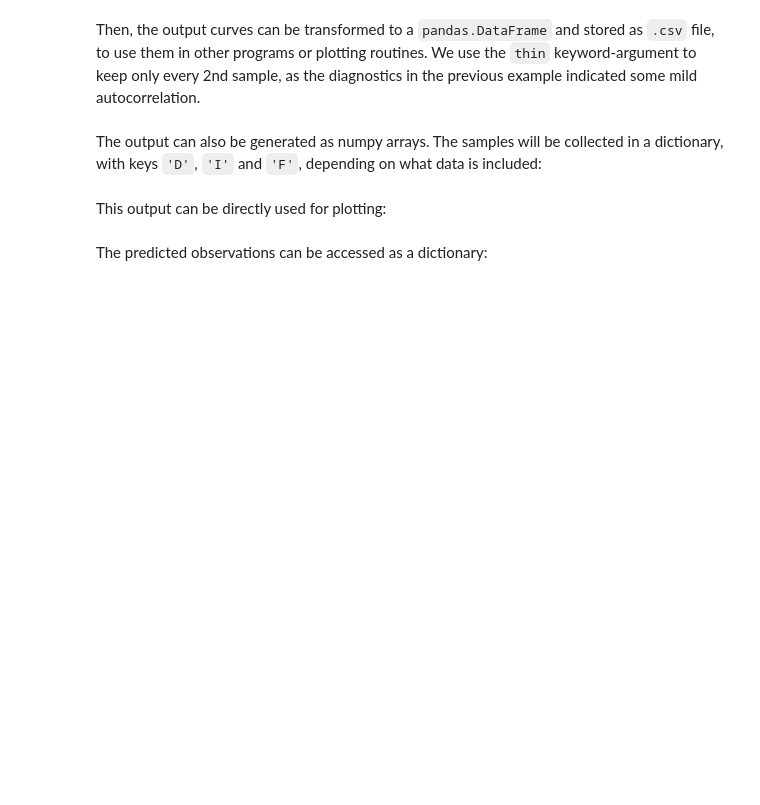
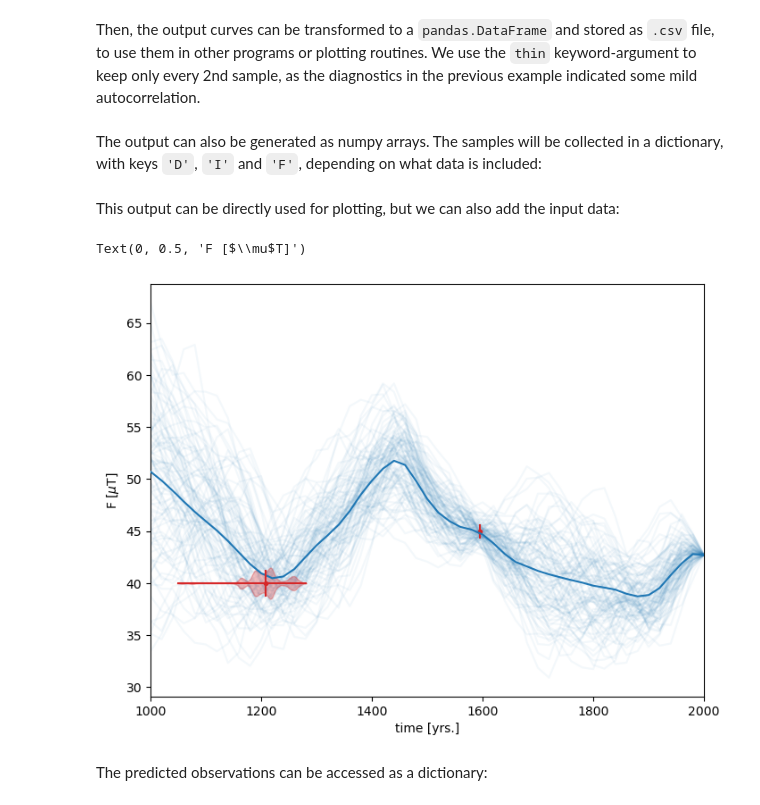
Before and after one commit to arthus701/pypsv, a Jupyter notebook: examples/04 - Output and plotting.ipynb, the cells around one changed output. Drawn from its saved outputs; the diff is of its cells as text; code cells hidden in the pictures; blank space fills up the shorter version.

Commit message:
Add plotting helper and update examples.

```diff
--- a/examples/04 - Output and plotting.ipynb
+++ b/examples/04 - Output and plotting.ipynb
@@ -19,32 +19,57 @@ The output can also be generated as numpy arrays. The samples will be collected
 # %%
 knots, curve_samples = generate_curve_output(iData, thin=2)
 # %% [markdown]
-This output can be directly used for plotting:
+This output can be directly used for plotting, but we can also add the input data:
+# %%
+import numpy as np
+from pandas import DataFrame
+
+input_data = DataFrame(
+    data={
+        'F': [40, 45],
+        'dF': [1.25, 0.7],
+        'Age': [879., 1595.],
+        'dAge': [20, np.nan],
+        'Age type': ["14C SH", "absolute"],
+    },
+)
 # %%
 from matplotlib import pyplot as plt
+
+from pypsv.plotting_helpers import add_input_data_to_ax
 
 fig, ax = plt.subplots(
     1, 1,
     figsize=(8, 6),
 )
 
 ax.plot(
     knots,
     curve_samples['F'].mean(axis=1),
     color='C0',
     zorder=5,
 )
 ax.plot(
     knots,
     curve_samples['F'][:, ::10],
     color='C0',
     alpha=0.05,
     zorder=0,
 )
+
+add_input_data_to_ax(
+    ax,
+    input_data,
+    'F',
+    color='C3',
+)
 ax.set_xlim(min(knots), max(knots))
 # ax.set_ylim(35, 60)
 ax.set_xlabel('time [yrs.]')
 ax.set_ylabel(r'F [$\mu$T]')
+# %% [output]
+Text(0, 0.5, 'F [$\\mu$T]')
+[figure, added]
 # %% [markdown]
 The predicted observations can be accessed as a dictionary:
 # %%
```
Also changed, not shown: parts of 1 cell of this notebook, 4 other files.
